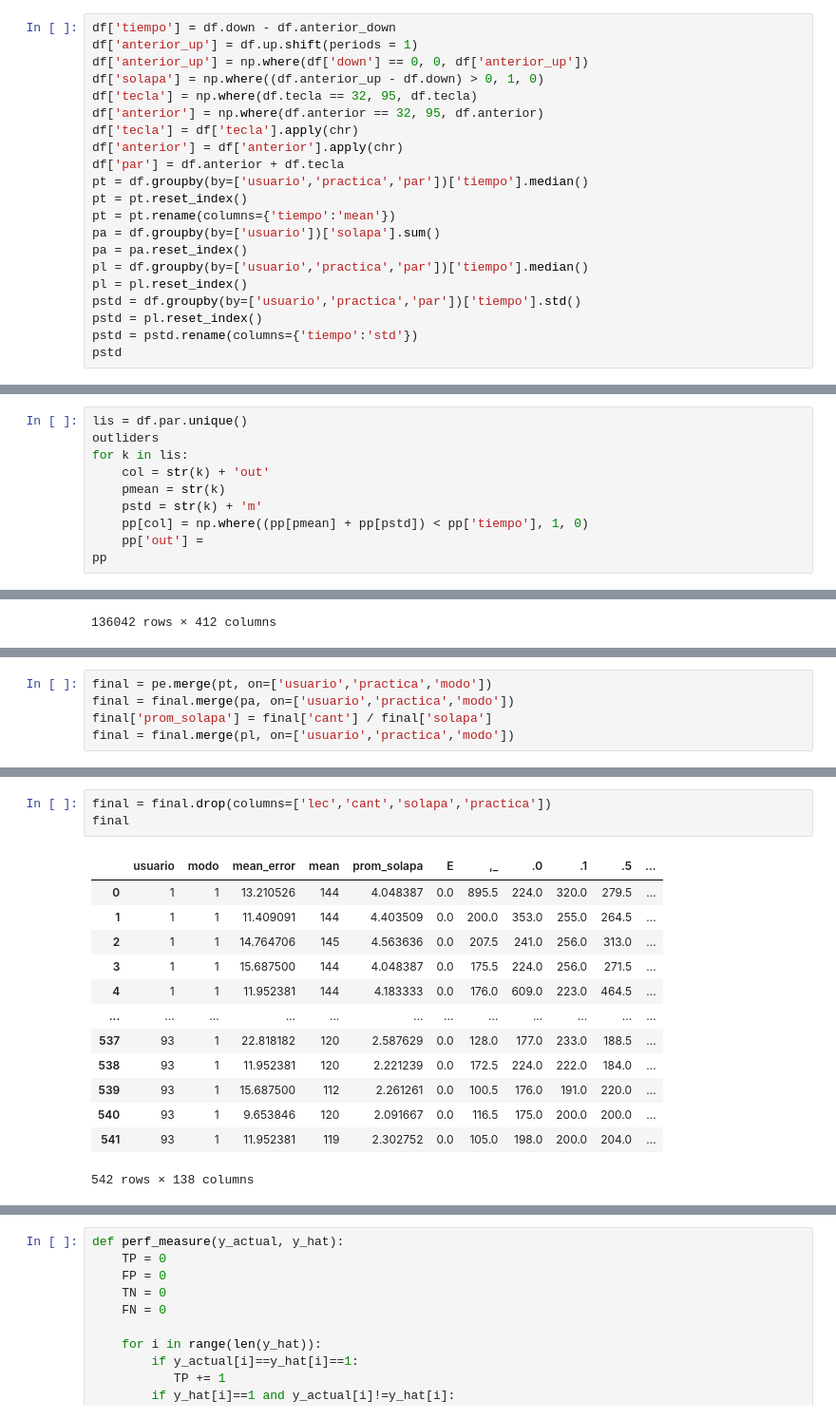
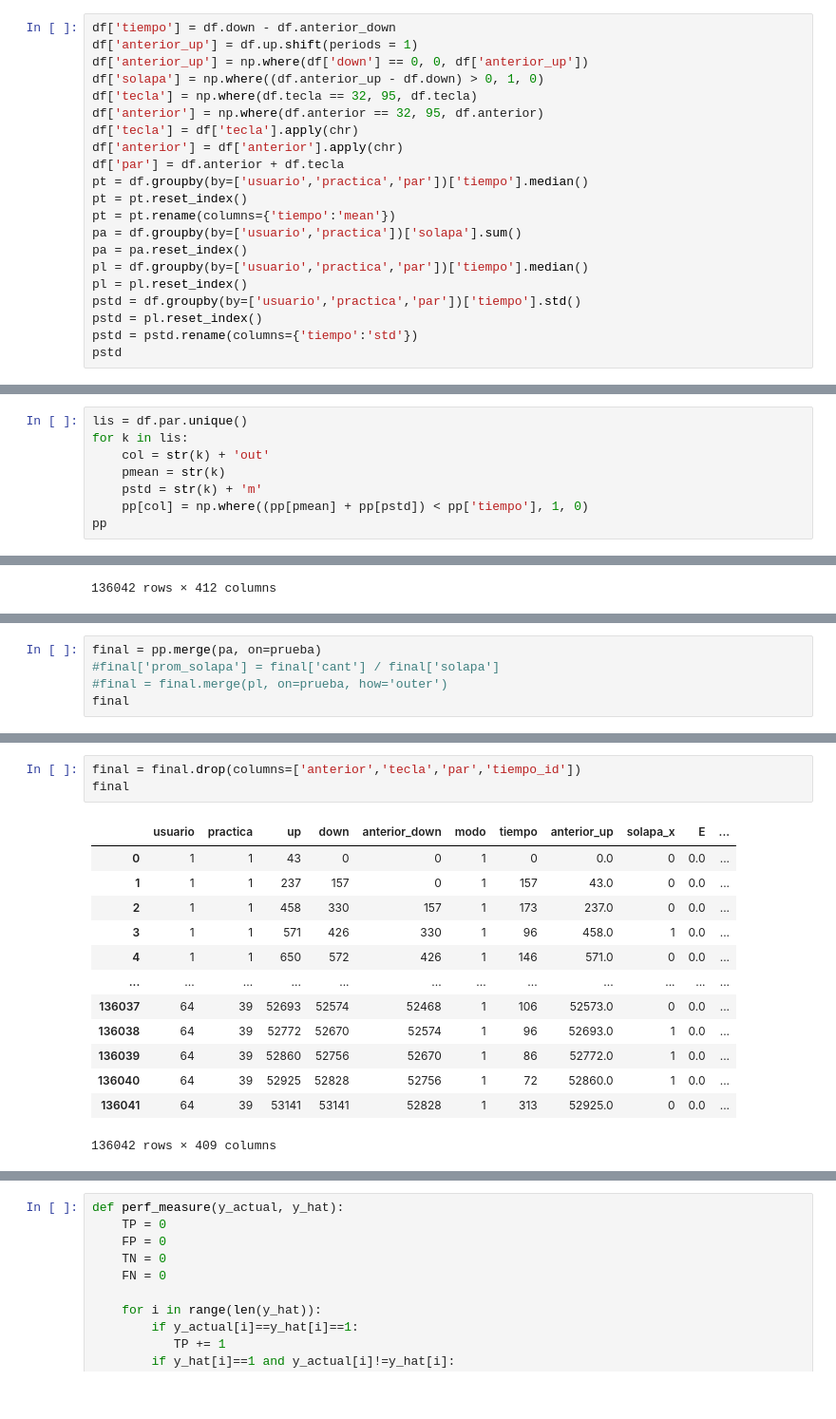
Before and after one commit to DiazEmi/second-factor, a Jupyter notebook: SSF.ipynb, the cells around one changed output, grey strips where cells are left out. Shown at 95% size. Saved outputs shown, nothing was run; the diff lists cells and outputs as text.

```diff
--- a/SSF.ipynb
+++ b/SSF.ipynb
@@ -34,7 +34,7 @@ df['par'] = df.anterior + df.tecla
 pt = df.groupby(by=['usuario','practica','par'])['tiempo'].median()
 pt = pt.reset_index()
 pt = pt.rename(columns={'tiempo':'mean'})
-pa = df.groupby(by=['usuario'])['solapa'].sum()
+pa = df.groupby(by=['usuario','practica'])['solapa'].sum()
 pa = pa.reset_index()
 pl = df.groupby(by=['usuario','practica','par'])['tiempo'].median()
 pl = pl.reset_index()
@@ -113,13 +113,11 @@ pp
 136042 rows × 279 columns
 # %%
 lis = df.par.unique()
-outliders
 for k in lis:
     col = str(k) + 'out'
     pmean = str(k)
     pstd = str(k) + 'm'
     pp[col] = np.where((pp[pmean] + pp[pstd]) < pp['tiempo'], 1, 0)
-    pp['out'] =
 pp
 # %% [output]
 |  | tiempo_id | usuario | practica | tecla | up | down | anterior | anterior_down | modo | tiempo | ... |
@@ -243,5 +167,5 @@ pl
 # %%
-final = pe.merge(pt, on=['usuario','practica','modo'])
-final = final.merge(pa, on=['usuario','practica','modo'])
-final['prom_solapa'] = final['cant'] / final['solapa']
-final = final.merge(pl, on=['usuario','practica','modo'])
+final = pp.merge(pa, on=prueba)
+#final['prom_solapa'] = final['cant'] / final['solapa']
+#final = final.merge(pl, on=prueba, how='outer')
+final
@@ -248,17 +186,17 @@ final = final.merge(pl, on=['usuario','practica','modo'])
 # %%
-final = final.drop(columns=['lec','cant','solapa','practica'])
+final = final.drop(columns=['anterior','tecla','par','tiempo_id'])
 final
 # %% [output]
-|  | usuario | modo | mean_error | mean | prom_solapa | E | ,_ | .0 | .1 | .5 | ... |
-| 0 | 1 | 1 | 13.210526 | 144 | 4.048387 | 0.0 | 895.5 | 224.0 | 320.0 | 279.5 | ... |
-| 1 | 1 | 1 | 11.409091 | 144 | 4.403509 | 0.0 | 200.0 | 353.0 | 255.0 | 264.5 | ... |
-| 2 | 1 | 1 | 14.764706 | 145 | 4.563636 | 0.0 | 207.5 | 241.0 | 256.0 | 313.0 | ... |
-| 3 | 1 | 1 | 15.687500 | 144 | 4.048387 | 0.0 | 175.5 | 224.0 | 256.0 | 271.5 | ... |
-| 4 | 1 | 1 | 11.952381 | 144 | 4.183333 | 0.0 | 176.0 | 609.0 | 223.0 | 464.5 | ... |
+|  | usuario | practica | up | down | anterior_down | modo | tiempo | anterior_up | solapa_x | E | ... |
+| 0 | 1 | 1 | 43 | 0 | 0 | 1 | 0 | 0.0 | 0 | 0.0 | ... |
+| 1 | 1 | 1 | 237 | 157 | 0 | 1 | 157 | 43.0 | 0 | 0.0 | ... |
+| 2 | 1 | 1 | 458 | 330 | 157 | 1 | 173 | 237.0 | 0 | 0.0 | ... |
+| 3 | 1 | 1 | 571 | 426 | 330 | 1 | 96 | 458.0 | 1 | 0.0 | ... |
+| 4 | 1 | 1 | 650 | 572 | 426 | 1 | 146 | 571.0 | 0 | 0.0 | ... |
 | ... | ... | ... | ... | ... | ... | ... | ... | ... | ... | ... | ... |
-| 537 | 93 | 1 | 22.818182 | 120 | 2.587629 | 0.0 | 128.0 | 177.0 | 233.0 | 188.5 | ... |
-| 538 | 93 | 1 | 11.952381 | 120 | 2.221239 | 0.0 | 172.5 | 224.0 | 222.0 | 184.0 | ... |
-| 539 | 93 | 1 | 15.687500 | 112 | 2.261261 | 0.0 | 100.5 | 176.0 | 191.0 | 220.0 | ... |
-| 540 | 93 | 1 | 9.653846 | 120 | 2.091667 | 0.0 | 116.5 | 175.0 | 200.0 | 200.0 | ... |
-| 541 | 93 | 1 | 11.952381 | 119 | 2.302752 | 0.0 | 105.0 | 198.0 | 200.0 | 204.0 | ... |
+| 136037 | 64 | 39 | 52693 | 52574 | 52468 | 1 | 106 | 52573.0 | 0 | 0.0 | ... |
+| 136038 | 64 | 39 | 52772 | 52670 | 52574 | 1 | 96 | 52693.0 | 1 | 0.0 | ... |
+| 136039 | 64 | 39 | 52860 | 52756 | 52670 | 1 | 86 | 52772.0 | 1 | 0.0 | ... |
+| 136040 | 64 | 39 | 52925 | 52828 | 52756 | 1 | 72 | 52860.0 | 1 | 0.0 | ... |
+| 136041 | 64 | 39 | 53141 | 53141 | 52828 | 1 | 313 | 52925.0 | 0 | 0.0 | ... |
-542 rows × 138 columns
+136042 rows × 409 columns
```
Also changed, not shown: parts of 18 cells of this notebook.
